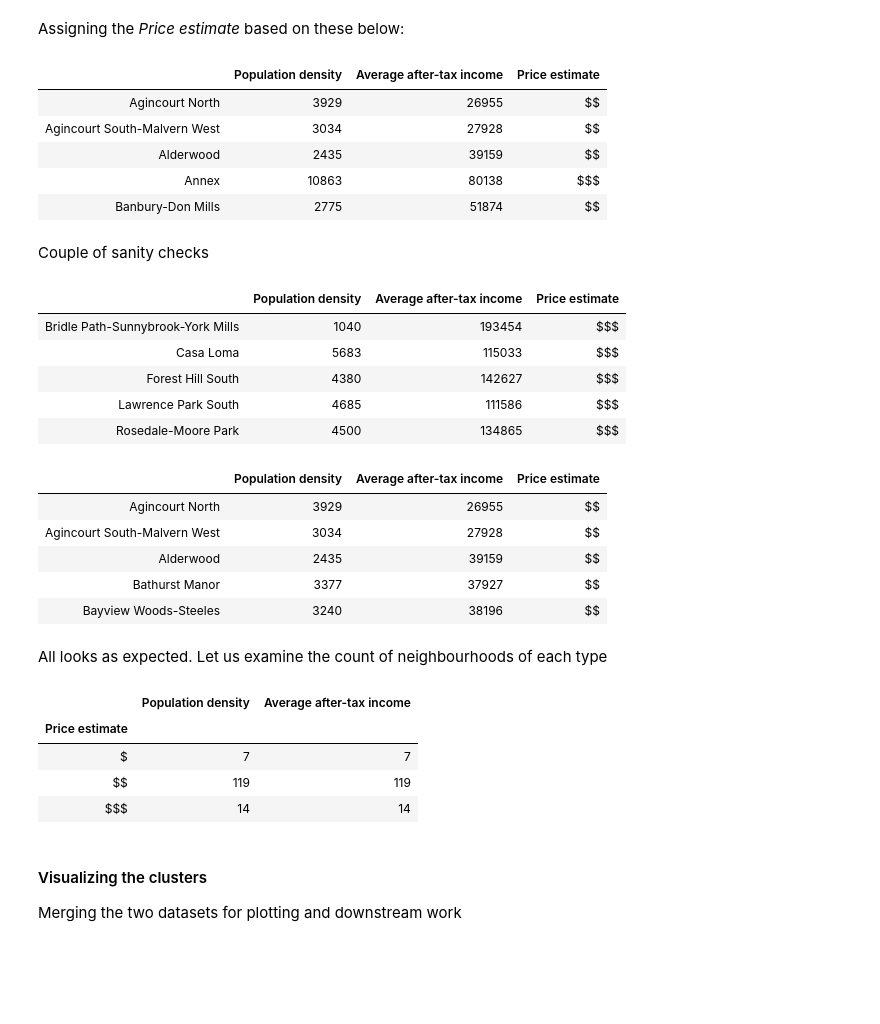
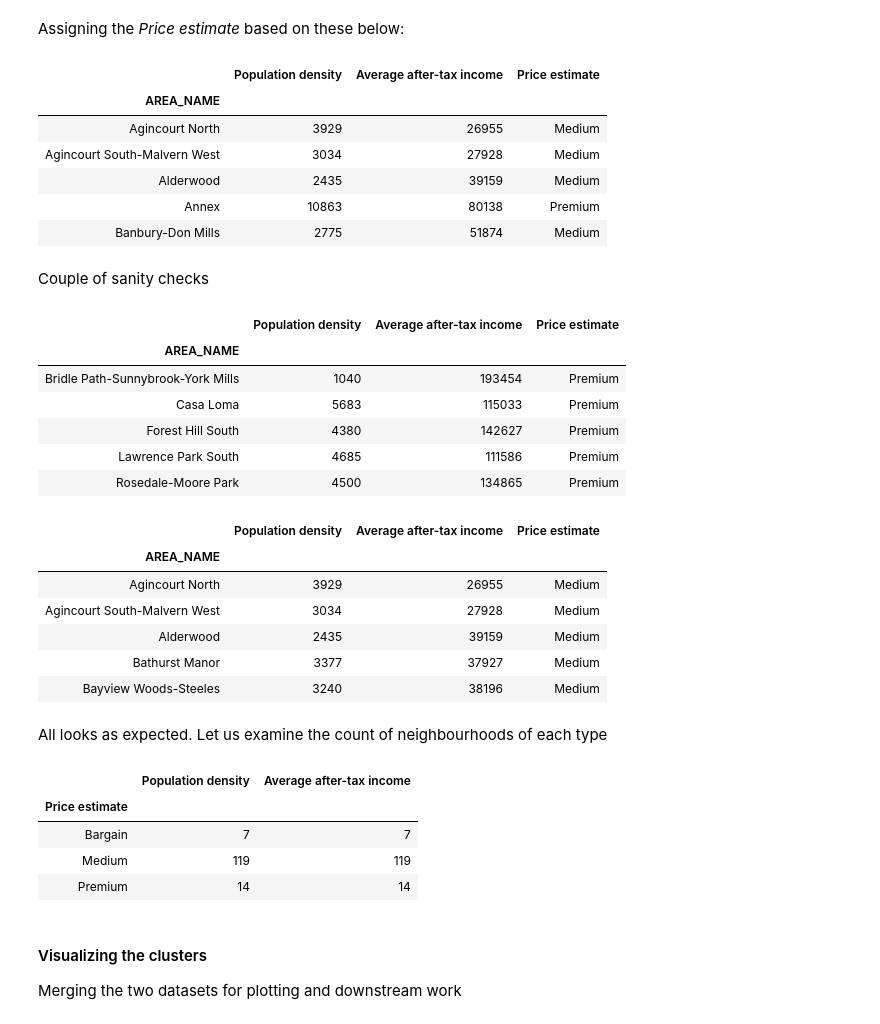
Before and after one commit to suryam08/Coursera_Capstone, a Jupyter notebook: Battle_of_neighbourhoods.ipynb, the cells around one changed output. Saved outputs shown, nothing was run; the diff lists cells and outputs as text; code cells hidden in the pictures; blank space fills up the shorter version.

```diff
--- a/Battle_of_neighbourhoods.ipynb
+++ b/Battle_of_neighbourhoods.ipynb
@@ -170,38 +181,46 @@ Assigning the _Price estimate_ based on these below:
 # %%
 est = np.empty([140, 1], dtype=object)
 indx = 0
 for label in kmeanModel.labels_:
-        est[indx] = "$"*(3-label)
+        if label == 0:
+            est[indx] = "Premium"
+        elif label == 1:
+            est[indx] = "Medium"
+        else:
+            est[indx] = "Bargain"
         indx = indx+1
 df_demog['Price estimate'] = est
 df_demog.head()
 # %% [output]
 |  | Population density | Average after-tax income | Price estimate |
-| Agincourt North | 3929 | 26955 | $$ |
-| Agincourt South-Malvern West | 3034 | 27928 | $$ |
-| Alderwood | 2435 | 39159 | $$ |
-| Annex | 10863 | 80138 | $$$ |
-| Banbury-Don Mills | 2775 | 51874 | $$ |
+| AREA_NAME |  |  |  |
+| Agincourt North | 3929 | 26955 | Medium |
+| Agincourt South-Malvern West | 3034 | 27928 | Medium |
+| Alderwood | 2435 | 39159 | Medium |
+| Annex | 10863 | 80138 | Premium |
+| Banbury-Don Mills | 2775 | 51874 | Medium |
 # %% [markdown]
 Couple of sanity checks
 # %%
 df_demog[df_demog["Average after-tax income"] > 100000]
 # %% [output]
 |  | Population density | Average after-tax income | Price estimate |
-| Bridle Path-Sunnybrook-York Mills | 1040 | 193454 | $$$ |
-| Casa Loma | 5683 | 115033 | $$$ |
-| Forest Hill South | 4380 | 142627 | $$$ |
-| Lawrence Park South | 4685 | 111586 | $$$ |
-| Rosedale-Moore Park | 4500 | 134865 | $$$ |
+| AREA_NAME |  |  |  |
+| Bridle Path-Sunnybrook-York Mills | 1040 | 193454 | Premium |
+| Casa Loma | 5683 | 115033 | Premium |
+| Forest Hill South | 4380 | 142627 | Premium |
+| Lawrence Park South | 4685 | 111586 | Premium |
+| Rosedale-Moore Park | 4500 | 134865 | Premium |
 # %%
 df_demog[df_demog["Average after-tax income"] < 40000].head()
 # %% [output]
 |  | Population density | Average after-tax income | Price estimate |
-| Agincourt North | 3929 | 26955 | $$ |
-| Agincourt South-Malvern West | 3034 | 27928 | $$ |
-| Alderwood | 2435 | 39159 | $$ |
-| Bathurst Manor | 3377 | 37927 | $$ |
-| Bayview Woods-Steeles | 3240 | 38196 | $$ |
+| AREA_NAME |  |  |  |
+| Agincourt North | 3929 | 26955 | Medium |
+| Agincourt South-Malvern West | 3034 | 27928 | Medium |
+| Alderwood | 2435 | 39159 | Medium |
+| Bathurst Manor | 3377 | 37927 | Medium |
+| Bayview Woods-Steeles | 3240 | 38196 | Medium |
 # %% [markdown]
 All looks as expected. Let us examine the count of neighbourhoods of each type
 # %%
@@ -209,9 +228,9 @@ df_demog.groupby(['Price estimate']).count()
 # %% [output]
 |  | Population density | Average after-tax income |
 | Price estimate |  |  |
-| $ | 7 | 7 |
-| $$ | 119 | 119 |
-| $$$ | 14 | 14 |
+| Bargain | 7 | 7 |
+| Medium | 119 | 119 |
+| Premium | 14 | 14 |
 # %% [markdown]
 #### Visualizing the clusters
 Merging the two datasets for plotting and downstream work
```
Also changed, not shown: parts of 46 cells of this notebook, 1 other file.
